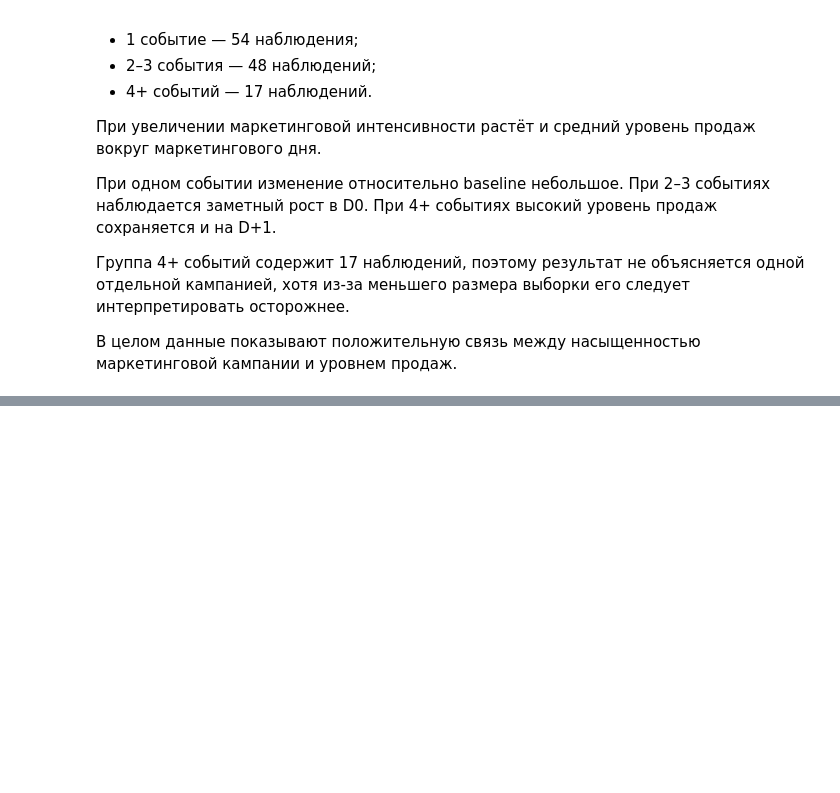
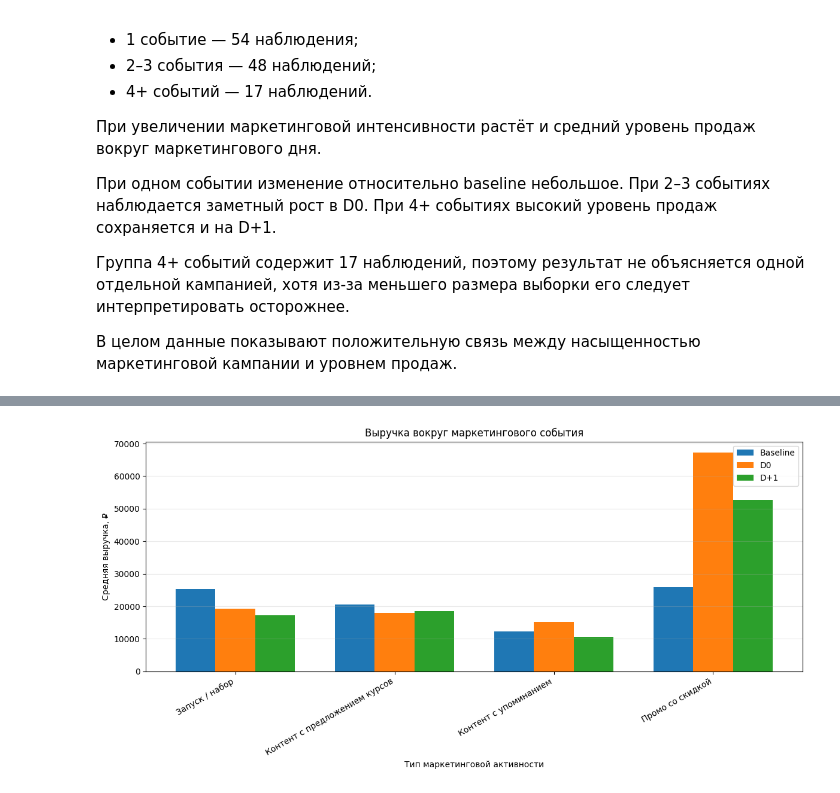
Before and after one commit to perchii/hackathon-postupashki, a Jupyter notebook: notebooks/marketing_sales_analysis.ipynb, the cells around one changed output, grey strips where cells are left out. Saved outputs shown, nothing was run; the diff lists cells and outputs as text; code cells hidden in the pictures; blank space fills up the shorter version.

```diff
--- a/notebooks/marketing_sales_analysis.ipynb
+++ b/notebooks/marketing_sales_analysis.ipynb
@@ -1841,0 +1931,45 @@ intensity_counts
+# %%
+x = np.arange(len(revenue_comparison))
+width = 0.25
+
+plt.figure(figsize=(12, 6))
+
+plt.bar(
+    x - width,
+    revenue_comparison["baseline_revenue"],
+    width,
+    label="Baseline"
+)
+
+plt.bar(
+    x,
+    revenue_comparison["d0_revenue"],
+    width,
+    label="D0"
+)
+
+plt.bar(
+    x + width,
+    revenue_comparison["d1_revenue"],
+    width,
+    label="D+1"
+)
+
+plt.title("Выручка вокруг маркетингового события")
+plt.xlabel("Тип маркетинговой активности")
+plt.ylabel("Средняя выручка, ₽")
+
+plt.xticks(
+    x,
+    revenue_comparison["activity_types"],
+    rotation=30,
+    ha="right"
+)
+
+plt.legend()
+plt.grid(axis="y", alpha=0.3)
+
+plt.tight_layout()
+plt.show()
+# %% [output]
+[figure, added]
```
Also changed, not shown: parts of 15 cells of this notebook.
